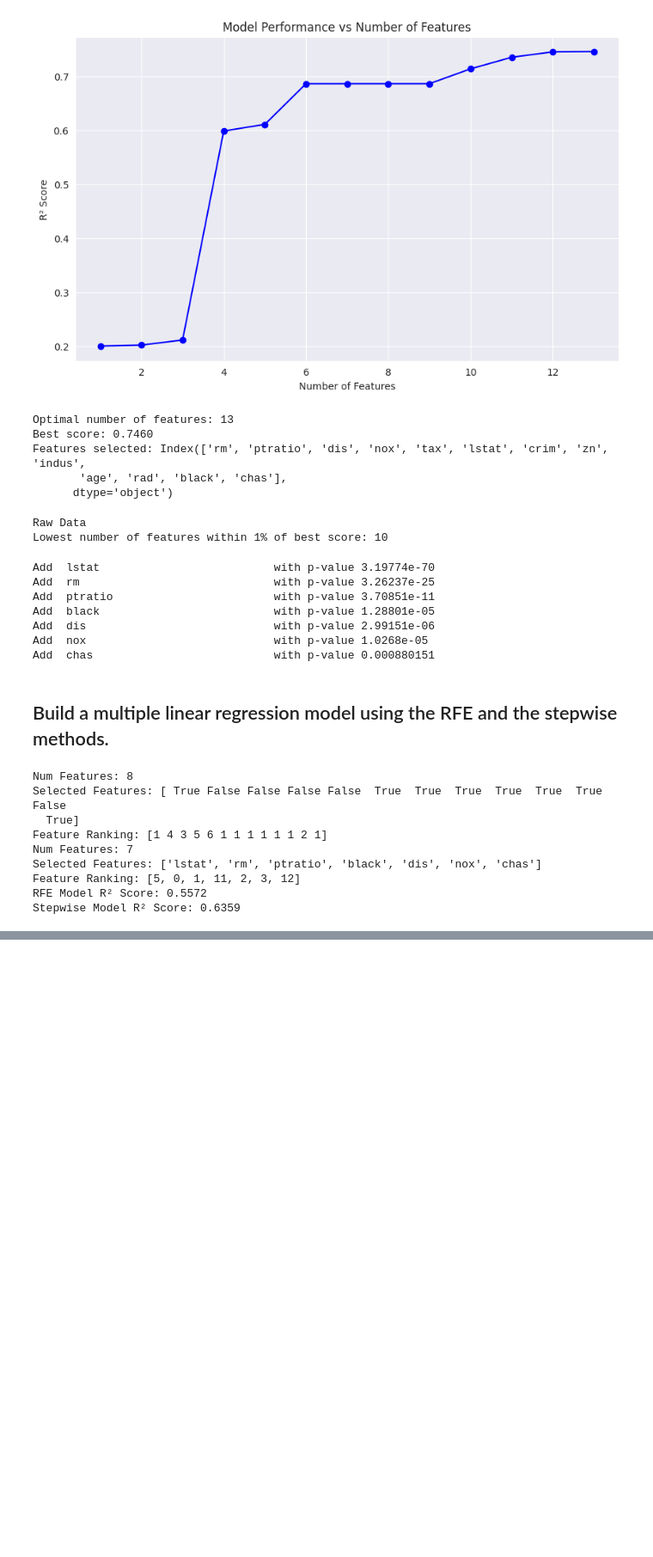
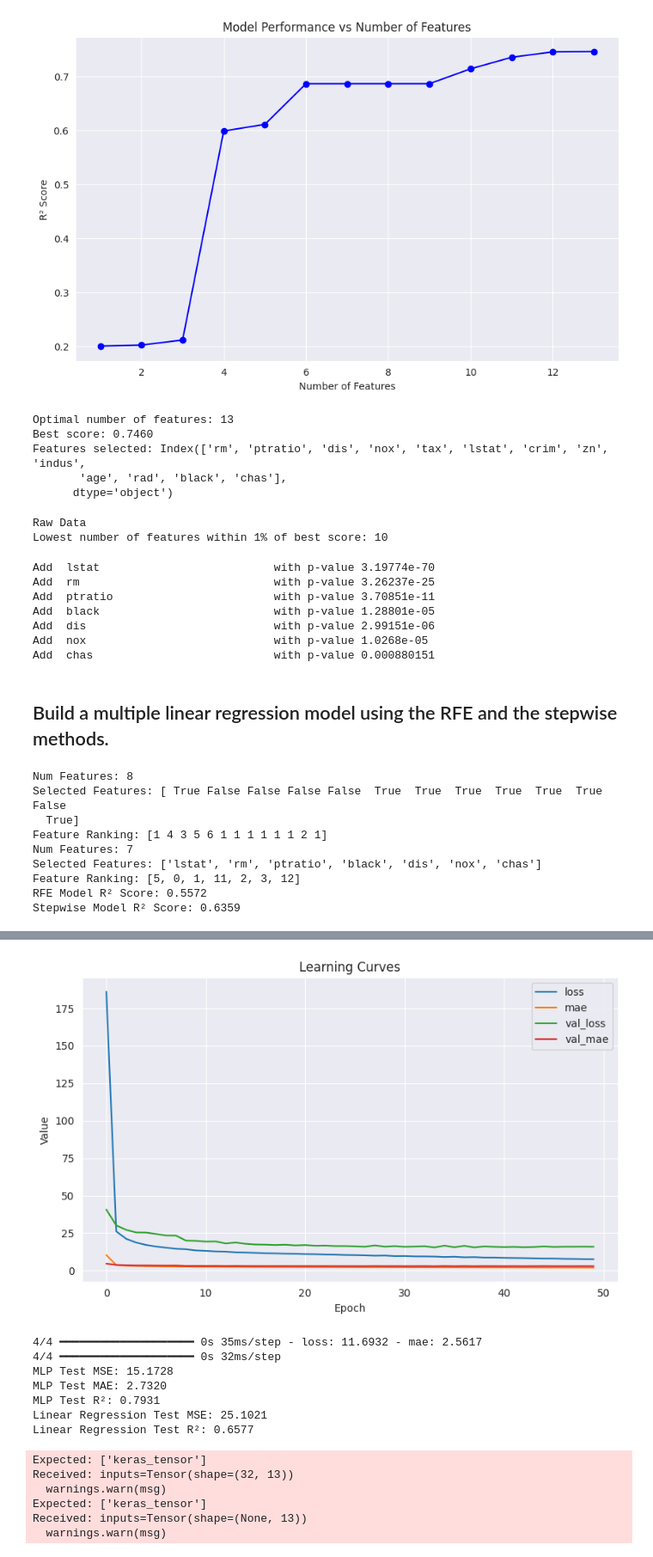
Before and after one commit to Trolann/cmpe188-assignments, a Jupyter notebook: MLP Homework/mlp_hw_cmpe188.ipynb, the cells around one changed output, grey strips where cells are left out. Shown at 86% size. Cells and saved outputs as stored; diff of their text form; code cells hidden in the pictures; blank space fills up the shorter version.

```diff
--- a/MLP Homework/mlp_hw_cmpe188.ipynb
+++ b/MLP Homework/mlp_hw_cmpe188.ipynb
@@ -312,0 +335,12 @@ Stepwise Model R² Score: 0.6359
+# %%
+input_layer = tf.keras.layers.Input(shape=(X_train.shape[1],))
+#hidden1 = tf.keras.layers.Dense(64, activation="relu")(input_layer)
+hidden2 = tf.keras.layers.Dense(32, activation="relu")(input_layer)#hidden1)
+output = tf.keras.layers.Dense(1)(hidden2)  # No activation for regression
+model = tf.keras.models.Model(inputs=[input_layer], outputs=[output])
+model.compile(
+    loss="mean_squared_error",
+    optimizer="sgd",  # Using SGD like in the FashionMNIST example
+    metrics=["mae"]
+)
+model.summary()
@@ -312,0 +361,8 @@ Stepwise Model R² Score: 0.6359
+# %%
+history = model.fit(
+    X_train, y_train,
+    #epochs=100,  # Adjusted based on the later results and the output of 100 epochs showing diminishing returns
+    epochs=50,
+    validation_data=(X_valid, y_valid),
+    verbose=1
+)
@@ -312,0 +395,45 @@ Stepwise Model R² Score: 0.6359
+# %%
+# Plot learning curves
+DataFrame(history.history).plot(figsize=(8, 5))
+plt.grid(True)
+plt.title("Learning Curves")
+plt.xlabel("Epoch")
+plt.ylabel("Value")
+plt.legend()
+plt.tight_layout()
+plt.show()
+
+# Evaluate the model on test data
+test_loss, test_mae = model.evaluate(X_test, y_test)
+y_pred = model.predict(X_test).flatten()
+mlp_mse = mean_squared_error(y_test, y_pred)
+mlp_r2 = r2_score(y_test, y_pred)
+
+print(f"MLP Test MSE: {mlp_mse:.4f}")
+print(f"MLP Test MAE: {test_mae:.4f}")
+print(f"MLP Test R²: {mlp_r2:.4f}")
+
+# Compare with Linear Regression
+lr_model = LinearRegression()
+lr_model.fit(X_train, y_train)
+y_pred_lr = lr_model.predict(X_test)
+lr_mse = mean_squared_error(y_test, y_pred_lr)
+lr_r2 = r2_score(y_test, y_pred_lr)
+
+print(f"Linear Regression Test MSE: {lr_mse:.4f}")
+print(f"Linear Regression Test R²: {lr_r2:.4f}")
+# %% [output]
+[figure, added]
+4/4 ━━━━━━━━━━━━━━━━━━━━ 0s 35ms/step - loss: 11.6932 - mae: 2.5617
+4/4 ━━━━━━━━━━━━━━━━━━━━ 0s 32ms/step
+MLP Test MSE: 15.1728
+MLP Test MAE: 2.7320
+MLP Test R²: 0.7931
+Linear Regression Test MSE: 25.1021
+Linear Regression Test R²: 0.6577
+Expected: ['keras_tensor']
+Received: inputs=Tensor(shape=(32, 13))
+  warnings.warn(msg)
+Expected: ['keras_tensor']
+Received: inputs=Tensor(shape=(None, 13))
+  warnings.warn(msg)
```
Also changed, not shown: parts of 13 cells of this notebook, 4 other files.
